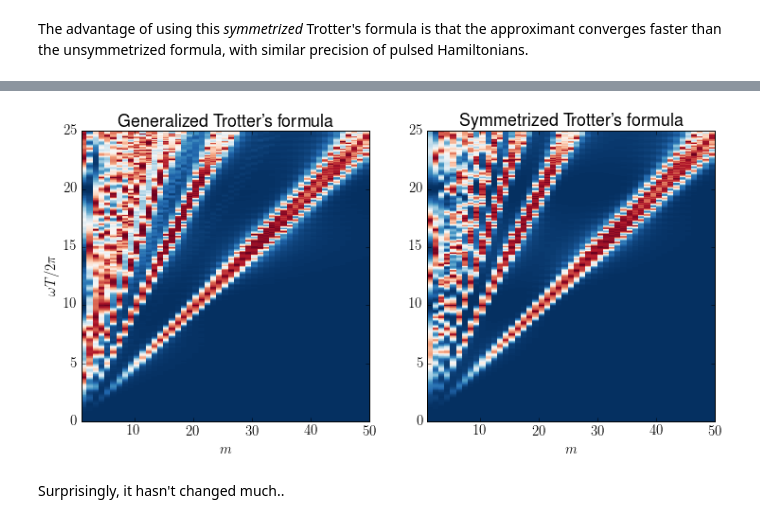
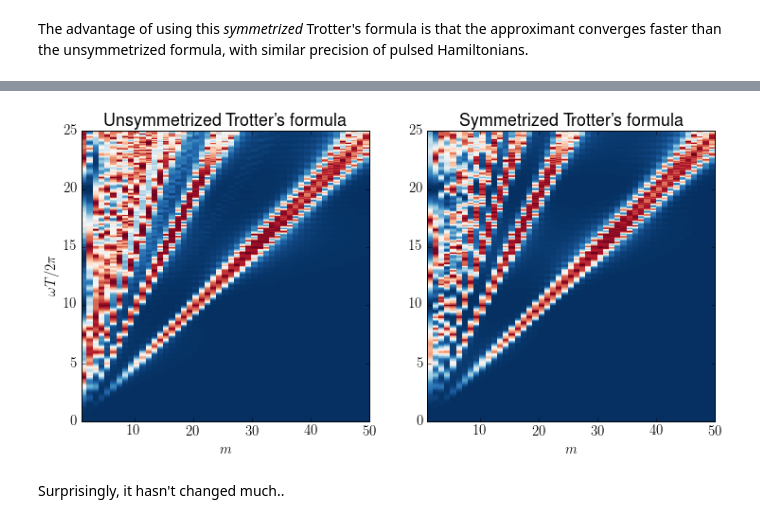
Before and after one commit to eunjongkim/trotter-formula, a Jupyter notebook: notebooks/trotter-formula-rabi-model-1.ipynb, the cells around one changed output, grey strips where cells are left out. Drawn from its saved outputs; the diff is of its cells as text; code cells hidden in the pictures.

```diff
--- a/notebooks/trotter-formula-rabi-model-1.ipynb
+++ b/notebooks/trotter-formula-rabi-model-1.ipynb
@@ -345,9 +347,7 @@ Figure index = 9 Time : 2015-07-23 12:12:53.388534
 # %%
 fig, axes = plt.subplots(1, 4, figsize = (17, 4))
 g_list = [0.05, 0.1, 0.2, 0.5]
-XX = [X_list[4], X_list[5], X_list[6], X_list[8]]
-YY = [Y_list[4], Y_list[5], Y_list[6], Y_list[8]]
-ZZ = [Z_list[4], Z_list[5], Z_list[6], Z_list[8]]
+XX = X_list[4:8]; YY = Y_list[4:8]; ZZ = Z_list[4:8]
 
 for idx, ax in enumerate(axes):
     ax.pcolor(XX[idx], YY[idx], ZZ[idx], cmap=cm.RdBu, vmin=0, vmax=1)
@@ -404,19 +404,19 @@ Figure index = 8 Time : 2015-07-23 11:55:37.921864
 [figure]
 # %%
 fig, axes = plt.subplots(1, 2, figsize = (12,5.5))
-XX = [X_list[4], X_list[7]]
-YY = [Y_list[4], Y_list[7]]
-ZZ = [Z_list[4], Z_list[7]]
+XX = [X_list[4], X_list[8]]
+YY = [Y_list[4], Y_list[8]]
+ZZ = [Z_list[4], Z_list[8]]
 
 for idx, ax in enumerate(axes):
     p = ax.pcolor(XX[idx], YY[idx], ZZ[idx], cmap=cm.RdBu, vmin=0, vmax=1)
     ax.set_xlabel(r'$m$')
     ax.set_xlim([1, M])
-axes[0].set_title(r"Generalized Trotter's formula")
+axes[0].set_title(r"Unsymmetrized Trotter's formula")
 axes[1].set_title(r"Symmetrized Trotter's formula")
 axes[0].set_ylabel(r'$\omega T / 2\pi$');
 # %% [output]
-[figure, old version]
+[figure, new version]
 # %% [markdown]
 Surprisingly, it hasn't changed much..
 # %% [markdown]
```
Also changed, not shown: parts of 11 cells of this notebook, 1 other file.
